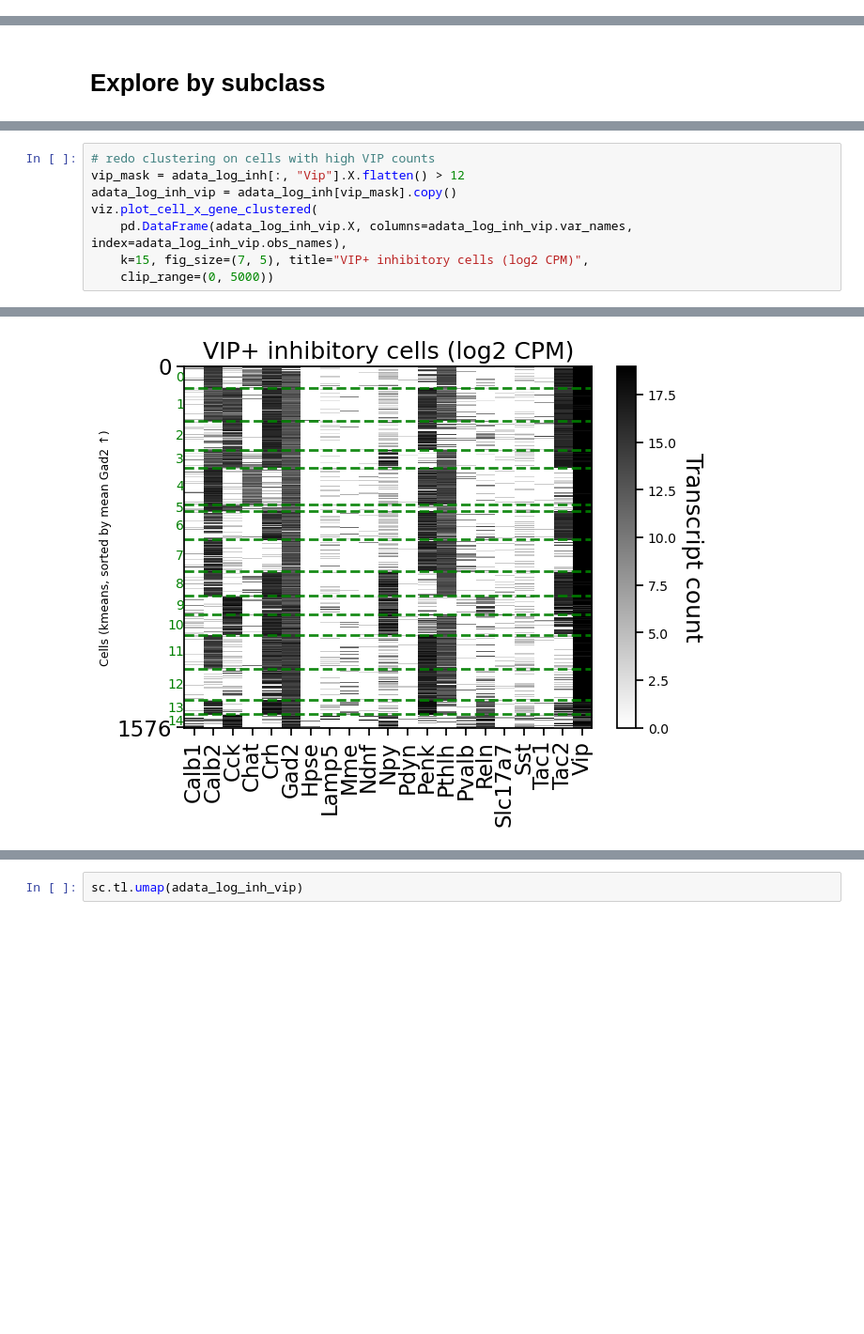
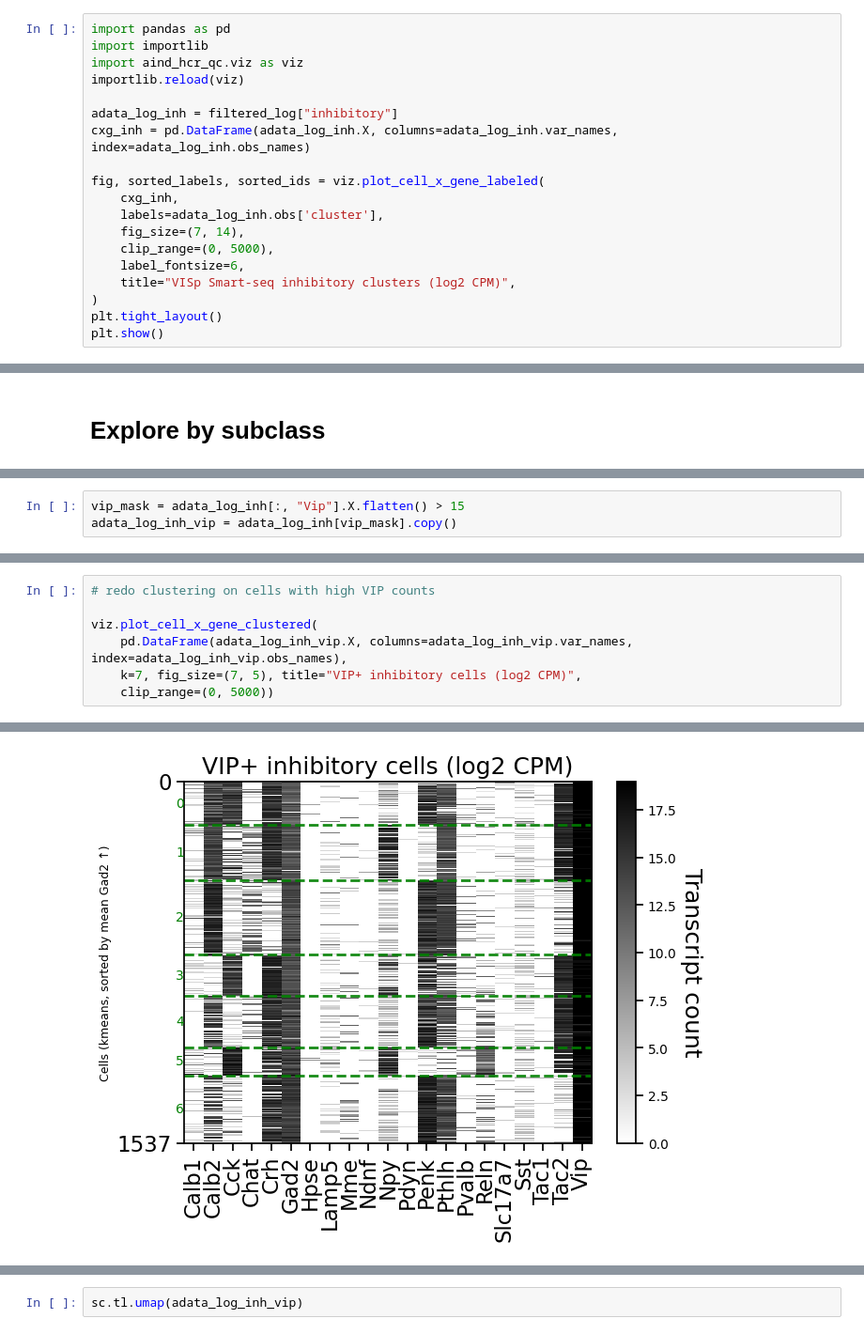
Before and after one commit to AllenNeuralDynamics/hcr-integrated-qc-capsule, a Jupyter notebook: code/cluster_validation/20260506-smartseq-tasic2018.ipynb, the cells around one changed output, grey strips where cells are left out. Shown at 94% size. Cells and saved outputs as stored; diff of their text form; blank space fills up the shorter version.

Commit message:
mg visual

```diff
--- a/code/cluster_validation/20260506-smartseq-tasic2018.ipynb
+++ b/code/cluster_validation/20260506-smartseq-tasic2018.ipynb
@@ -402,0 +485,19 @@ viz.plot_cell_x_gene_clustered(
+# %%
+import pandas as pd
+import importlib
+import aind_hcr_qc.viz as viz
+importlib.reload(viz)
+
+adata_log_inh = filtered_log["inhibitory"]
+cxg_inh = pd.DataFrame(adata_log_inh.X, columns=adata_log_inh.var_names, index=adata_log_inh.obs_names)
+
+fig, sorted_labels, sorted_ids = viz.plot_cell_x_gene_labeled(
+    cxg_inh,
+    labels=adata_log_inh.obs['cluster'],
+    fig_size=(7, 14),
+    clip_range=(0, 5000),
+    label_fontsize=6,
+    title="VISp Smart-seq inhibitory clusters (log2 CPM)",
+)
+plt.tight_layout()
+plt.show()
@@ -408,0 +534,3 @@ array([ True,  True,  True, ..., False, False, False], shape=(5331,))
+# %%
+vip_mask = adata_log_inh[:, "Vip"].X.flatten() > 15
+adata_log_inh_vip = adata_log_inh[vip_mask].copy()
@@ -409,10 +551,9 @@ array([ True,  True,  True, ..., False, False, False], shape=(5331,))
 # %%
 # redo clustering on cells with high VIP counts
-vip_mask = adata_log_inh[:, "Vip"].X.flatten() > 12
-adata_log_inh_vip = adata_log_inh[vip_mask].copy()
+
 viz.plot_cell_x_gene_clustered(
     pd.DataFrame(adata_log_inh_vip.X, columns=adata_log_inh_vip.var_names, index=adata_log_inh_vip.obs_names),
-    k=15, fig_size=(7, 5), title="VIP+ inhibitory cells (log2 CPM)",
+    k=7, fig_size=(7, 5), title="VIP+ inhibitory cells (log2 CPM)",
     clip_range=(0, 5000))
 # %% [output]
 (<Figure size 700x500 with 2 Axes>,
@@ -430,4 +571,4 @@ viz.plot_cell_x_gene_clustered(
-[figure, old version]
+[figure, new version]
 # %%
 adata_log_inh_vip.obs
 # %% [output]
```
Also changed, not shown: parts of 22 cells of this notebook.
